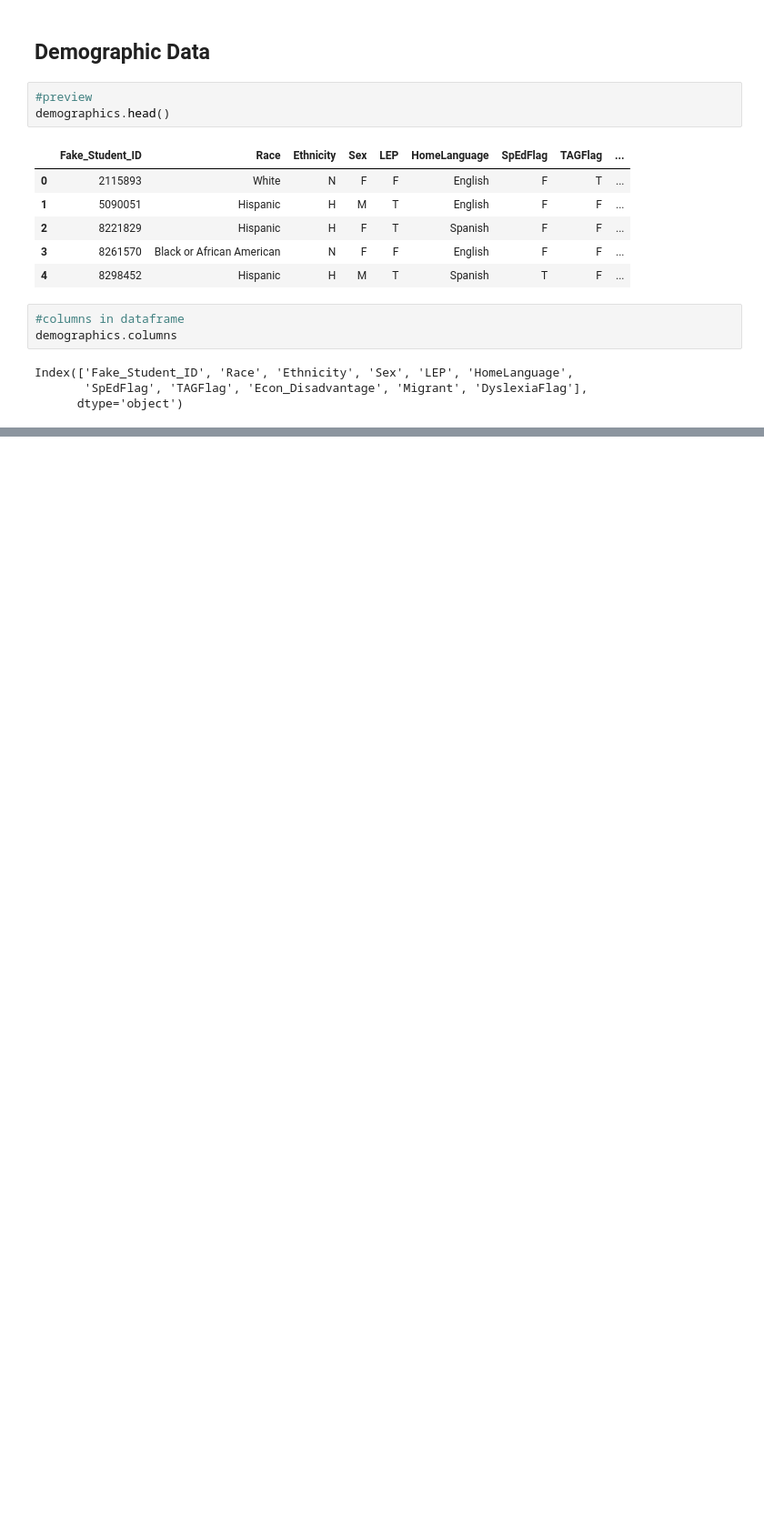
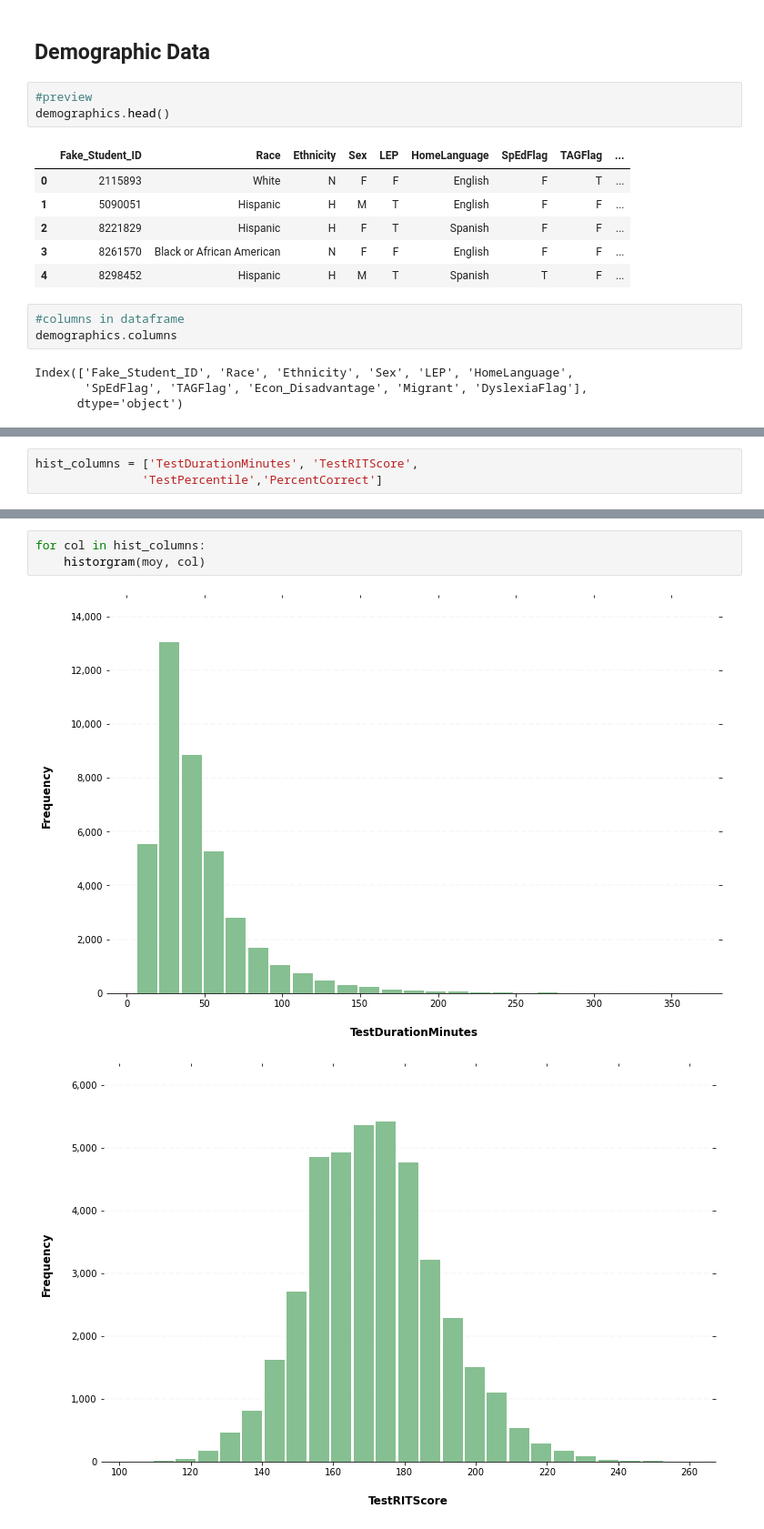
Before and after one commit to kristen770/MAP-Data-Analysis, a Jupyter notebook: MAP Score Analysis.ipynb, the cells around one changed output, grey strips where cells are left out. Shown at 91% size. Drawn from its saved outputs; the diff is of its cells as text; blank space fills up the shorter version.

```diff
--- a/MAP Score Analysis.ipynb
+++ b/MAP Score Analysis.ipynb
@@ -218,0 +241,3 @@ Index(['Fake_Student_ID', 'Race', 'Ethnicity', 'Sex', 'LEP', 'HomeLanguage',
+# %%
+hist_columns = ['TestDurationMinutes', 'TestRITScore',
+               'TestPercentile','PercentCorrect']
@@ -218,0 +267,6 @@ Index(['Fake_Student_ID', 'Race', 'Ethnicity', 'Sex', 'LEP', 'HomeLanguage',
+# %%
+for col in hist_columns:
+    historgram(moy, col)
+# %% [output]
+[figure, added]
+[figure, added]
```
Also changed, not shown: parts of 14 cells of this notebook, 1 other file.
